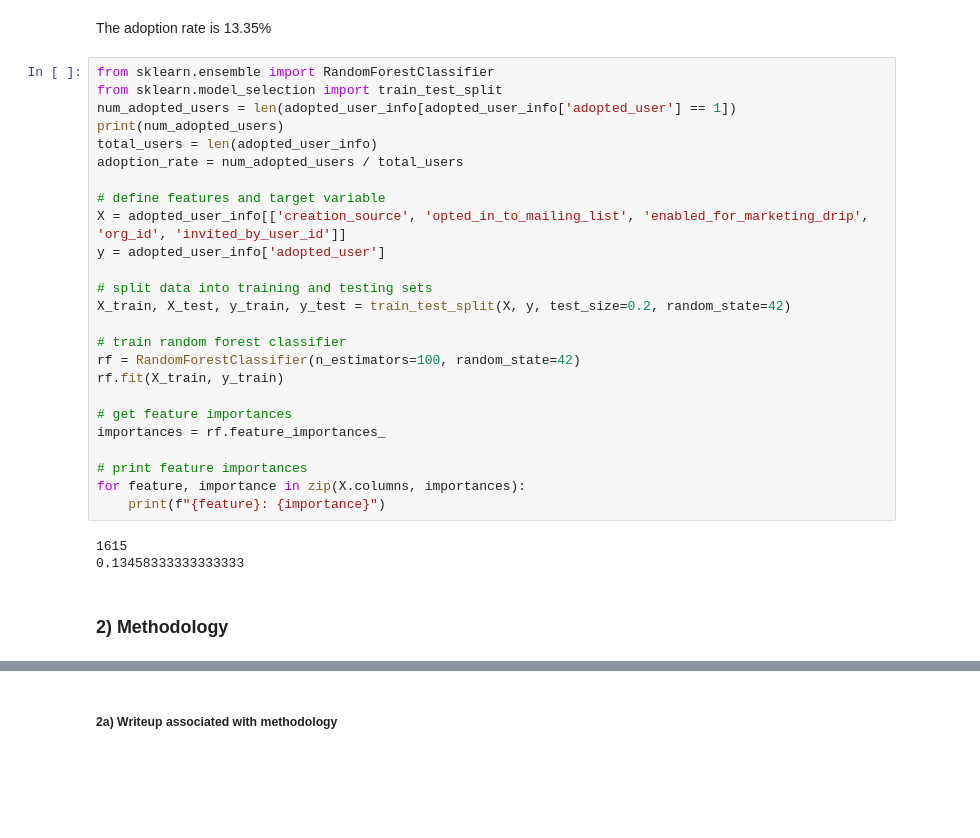
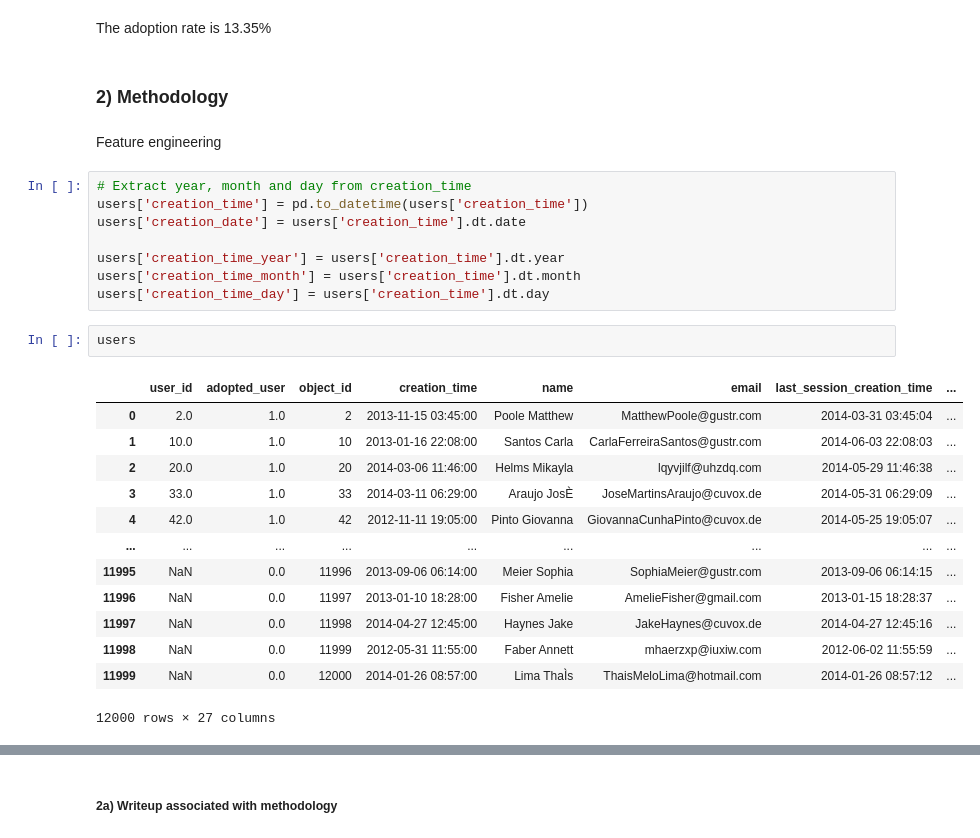
Before and after one commit to SalaheddineAD/user-adoption-analysis, a Jupyter notebook: notebooks/notebook.ipynb, the cells around one changed output, grey strips where cells are left out. Saved outputs shown, nothing was run; the diff lists cells and outputs as text; blank space fills up the shorter version.

```diff
--- a/notebooks/notebook.ipynb
+++ b/notebooks/notebook.ipynb
@@ -49,33 +49,31 @@ users['adopted_user'].agg('mean')
 0.1335
 # %% [markdown]
 The adoption rate is 13.35%
-# %%
-from sklearn.ensemble import RandomForestClassifier
-from sklearn.model_selection import train_test_split
-num_adopted_users = len(adopted_user_info[adopted_user_info['adopted_user'] == 1])
-print(num_adopted_users)
-total_users = len(adopted_user_info)
-adoption_rate = num_adopted_users / total_users
-
-# define features and target variable
-X = adopted_user_info[['creation_source', 'opted_in_to_mailing_list', 'enabled_for_marketing_drip', 'org_id', 'invited_by_user_id']]
-y = adopted_user_info['adopted_user']
-
-# split data into training and testing sets
-X_train, X_test, y_train, y_test = train_test_split(X, y, test_size=0.2, random_state=42)
-
-# train random forest classifier
-rf = RandomForestClassifier(n_estimators=100, random_state=42)
-rf.fit(X_train, y_train)
-
-# get feature importances
-importances = rf.feature_importances_
-
-# print feature importances
-for feature, importance in zip(X.columns, importances):
-    print(f"{feature}: {importance}")
-# %% [output]
-1615
-0.13458333333333333
 # %% [markdown]
 ### 2) Methodology
+# %% [markdown]
+Feature engineering
+# %%
+# Extract year, month and day from creation_time
+users['creation_time'] = pd.to_datetime(users['creation_time'])
+users['creation_date'] = users['creation_time'].dt.date
+
+users['creation_time_year'] = users['creation_time'].dt.year
+users['creation_time_month'] = users['creation_time'].dt.month
+users['creation_time_day'] = users['creation_time'].dt.day
+# %%
+users
+# %% [output]
+|  | user_id | adopted_user | object_id | creation_time | name | email | last_session_creation_time | ... |
+| 0 | 2.0 | 1.0 | 2 | 2013-11-15 03:45:00 | Poole Matthew | MatthewPoole@gustr.com | 2014-03-31 03:45:04 | ... |
+| 1 | 10.0 | 1.0 | 10 | 2013-01-16 22:08:00 | Santos Carla | CarlaFerreiraSantos@gustr.com | 2014-06-03 22:08:03 | ... |
+| 2 | 20.0 | 1.0 | 20 | 2014-03-06 11:46:00 | Helms Mikayla | lqyvjilf@uhzdq.com | 2014-05-29 11:46:38 | ... |
+| 3 | 33.0 | 1.0 | 33 | 2014-03-11 06:29:00 | Araujo JosÈ | JoseMartinsAraujo@cuvox.de | 2014-05-31 06:29:09 | ... |
+| 4 | 42.0 | 1.0 | 42 | 2012-11-11 19:05:00 | Pinto Giovanna | GiovannaCunhaPinto@cuvox.de | 2014-05-25 19:05:07 | ... |
+| ... | ... | ... | ... | ... | ... | ... | ... | ... |
+| 11995 | NaN | 0.0 | 11996 | 2013-09-06 06:14:00 | Meier Sophia | SophiaMeier@gustr.com | 2013-09-06 06:14:15 | ... |
+| 11996 | NaN | 0.0 | 11997 | 2013-01-10 18:28:00 | Fisher Amelie | AmelieFisher@gmail.com | 2013-01-15 18:28:37 | ... |
+| 11997 | NaN | 0.0 | 11998 | 2014-04-27 12:45:00 | Haynes Jake | JakeHaynes@cuvox.de | 2014-04-27 12:45:16 | ... |
+| 11998 | NaN | 0.0 | 11999 | 2012-05-31 11:55:00 | Faber Annett | mhaerzxp@iuxiw.com | 2012-06-02 11:55:59 | ... |
+| 11999 | NaN | 0.0 | 12000 | 2014-01-26 08:57:00 | Lima ThaÌs | ThaisMeloLima@hotmail.com | 2014-01-26 08:57:12 | ... |
+12000 rows × 27 columns
```
Also changed, not shown: parts of 15 cells of this notebook.
